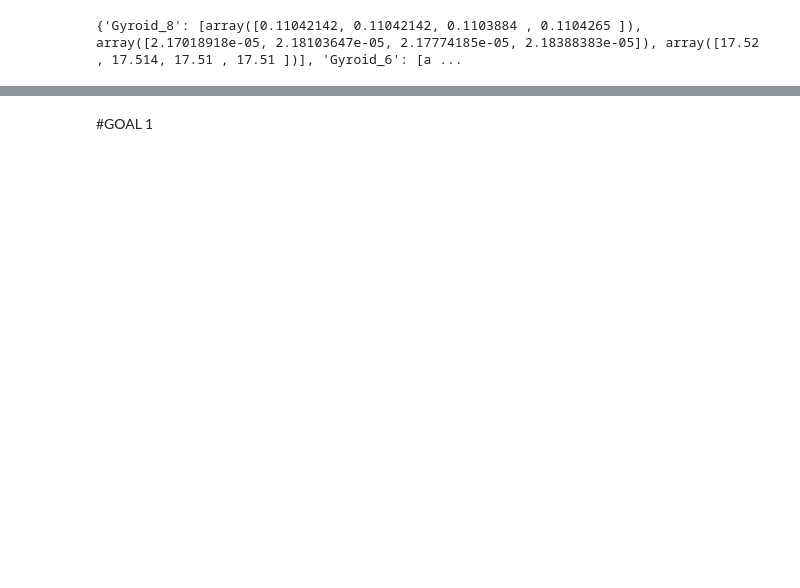
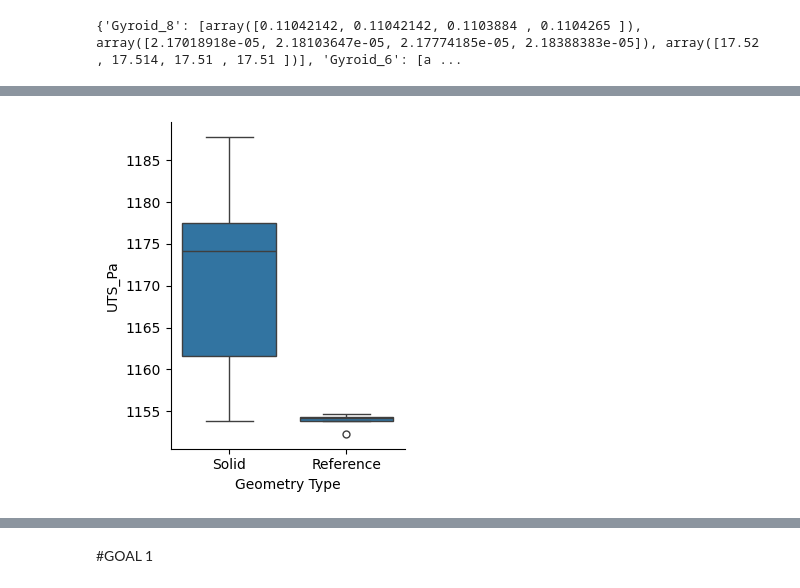
Before and after one commit to Ericyang978/ME103_Data_Processing, a Jupyter notebook: Processing_3.ipynb, the cells around one changed output, grey strips where cells are left out. Saved outputs shown, nothing was run; the diff lists cells and outputs as text; code cells hidden in the pictures; blank space fills up the shorter version.

```diff
--- a/Processing_3.ipynb
+++ b/Processing_3.ipynb
@@ -1140,0 +1163,95 @@ Tukey HSD for StrainAtFracture
+# %%
+#Goal 4 - visulization
+
+
+#get relevant folers
+folder_names = [ "Solid_8", "Solid_6", "Solid_4"]
+folder_addendum = ""
+parent_dir = "3DPrint"
+folder_names_final = [os.path.join(parent_dir, name + folder_addendum) for name in folder_names]
+folder_names_final = folder_names_final + ["./Reference Tests/Reference_T1"]
+
+#define lengths and section areas
+L = 1*in_to_m #in
+A = 0.125*0.25*in_to_m**2 #in^2
+
+actual_length = 4.349*in_to_m
+actual_area = (0.125*0.25)*in_to_m**2
+
+#getting all the references
+results_by_condition = {}
+
+#mass array
+#directly from raw data and calculated manually
+#WJ3, WJ4, #WJ5, #WJ6, WJ1new
+WJ_masses = [23.262, 23.26, 23.26, 23.24, 23.268]
+
+for i, folder_name in enumerate(folder_names_final):
+
+    #use specific dimensions
+    if not "Reference" in folder_name:
+        reference_tests = analyze_tensile_folder(
+            folder_name,
+            combo_to_measurement[folder_names[i]][0]/actual_length*L, combo_to_measurement[folder_names[i]][1]/actual_area*A, combo_to_measurement[folder_names[i]][2],
+            calibrate_load, calibrate_displacement
+        )
+    #USE CAD DIMENSIONS (for waterjet parts)
+    else:
+        reference_tests = analyze_tensile_folder(
+            folder_name,
+            [L]*len(WJ_masses), [A]*len(WJ_masses), WJ_masses,
+            calibrate_load, calibrate_displacement)
+
+    results_by_condition[folder_name] = reference_tests
+
+print(results_by_condition)
+
+
+
+metrics = [
+    "UTS_Pa",              # ultimate tensile strength
+    "TotalEnergy_Jperm3",  # energy absorbed
+    "StrainAtFracture",     # elongation at break
+    "UTS_Pa_per_Mass_kg",  #ultimate tensile strength (pa) divided by mass of peice (in kg)
+]
+
+#UTS
+
+
+for metric in metrics:
+    df = build_two_way_df(results_by_condition, metric)
+    df_plot = df.copy()
+    df_plot[metric] = df_plot[metric] / 1e6
+    df_plot["level"] = df_plot["level"].astype(str)
+
+    g = sns.catplot(
+        data=df_plot,
+        x="geometry", y=metric,
+        kind="box",
+        dodge=False,
+        sharey=False,           # <- key change
+        height=4, aspect=0.8,
+        showfliers=True,  # hide the hollow-outlier markers
+
+    )
+
+    # g.map_dataframe(
+    #     sns.stripplot,
+    #     x="level", y=metric,
+    #     hue="level",
+    #     dodge=False,
+    #     alpha=0.6, linewidth=0.5, edgecolor="k",
+    #     jitter=False,        # <- this is the key
+
+    # )
+
+    # fix double legends
+    for ax in g.axes.flatten():
+        handles, labels = ax.get_legend_handles_labels()
+        if handles:
+            ax.legend_.remove()
+
+    g.set_axis_labels("Geometry Type", metric)
+    g.set_titles("{col_name}")
+    plt.show()
+# %% [output]
@@ -1140,0 +1275 @@ Tukey HSD for StrainAtFracture
+[figure, added]
```
Also changed, not shown: parts of 11 cells of this notebook, 4 other files.
